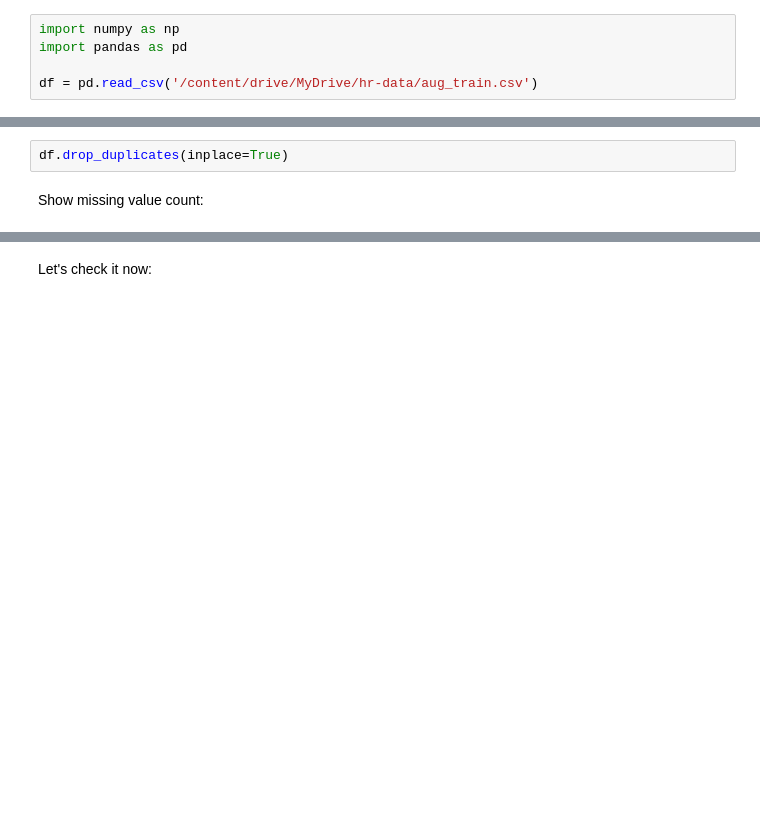
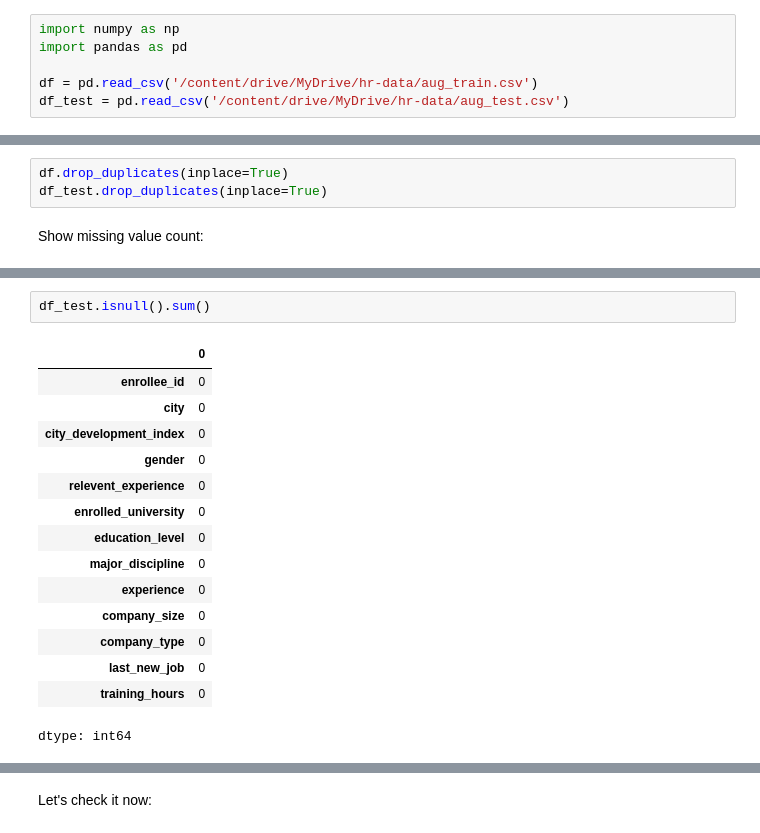
Before and after one commit to mitrovicjj/hr-analytics-app, a Jupyter notebook: hr_data_prep.ipynb, the cells around one changed output, grey strips where cells are left out. Saved outputs shown, nothing was run; the diff lists cells and outputs as text; blank space fills up the shorter version.

```diff
--- a/hr_data_prep.ipynb
+++ b/hr_data_prep.ipynb
@@ -10,6 +61,7 @@ import numpy as np
 import pandas as pd
 
 df = pd.read_csv('/content/drive/MyDrive/hr-data/aug_train.csv')
+df_test = pd.read_csv('/content/drive/MyDrive/hr-data/aug_test.csv')
 # %% [markdown]
 Load first 5 entries - head:
 # %%
@@ -61,6 +113,7 @@ memory usage: 2.0+ MB
 Drop the duplicate entries:
 # %%
 df.drop_duplicates(inplace=True)
+df_test.drop_duplicates(inplace=True)
 # %% [markdown]
 Show missing value count:
 # %%
@@ -82,3 +135,21 @@ df.isnull().sum()
 | training_hours | 0 |
 | target | 0 |
 dtype: int64
+# %%
+df_test.isnull().sum()
+# %% [output]
+|  | 0 |
+| enrollee_id | 0 |
+| city | 0 |
+| city_development_index | 0 |
+| gender | 0 |
+| relevent_experience | 0 |
+| enrolled_university | 0 |
+| education_level | 0 |
+| major_discipline | 0 |
+| experience | 0 |
+| company_size | 0 |
+| company_type | 0 |
+| last_new_job | 0 |
+| training_hours | 0 |
+dtype: int64
```
Also changed, not shown: parts of 28 cells of this notebook.
